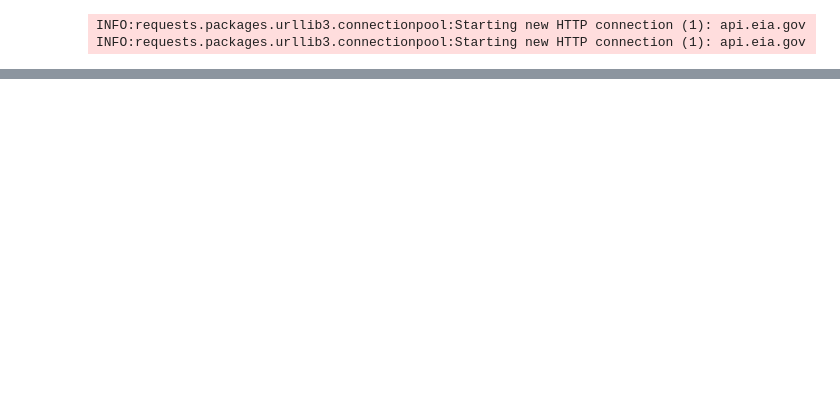
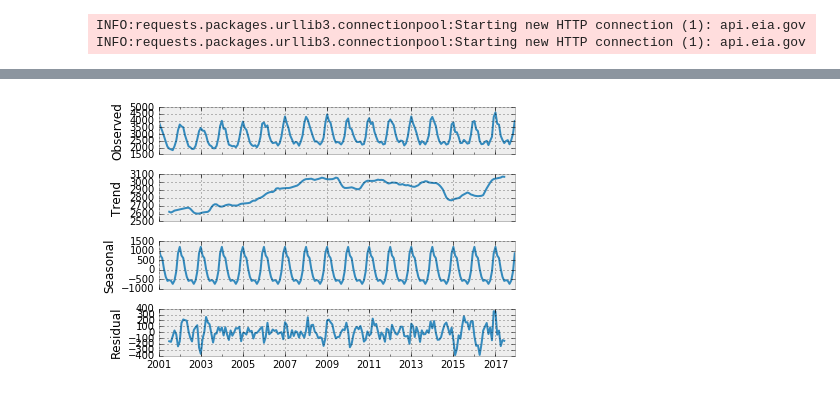
Before and after one commit to johnmrudolph/jupyter_blog, a Jupyter notebook: declining_wa_consumption.ipynb, the cells around one changed output, grey strips where cells are left out. Cells and saved outputs as stored; diff of their text form; code cells hidden in the pictures; blank space fills up the shorter version.

```diff
--- a/declining_wa_consumption.ipynb
+++ b/declining_wa_consumption.ipynb
@@ -196,0 +163,6 @@ plt.show()
+# %%
+# Run seasonal decomposition and plot
+wa_sales_decompose = sm.tsa.seasonal_decompose(wa_sales, freq=12, model='additive')
+decmpose_plot = wa_sales_decompose.plot()
+# %% [output]
+[figure, added]
```
Also changed, not shown: parts of 46 cells of this notebook, 2 other files.
